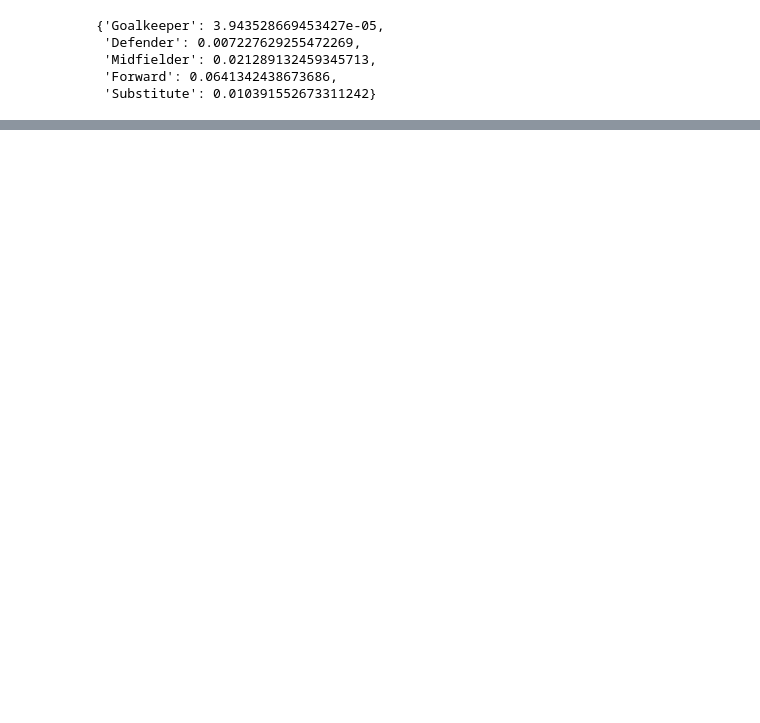
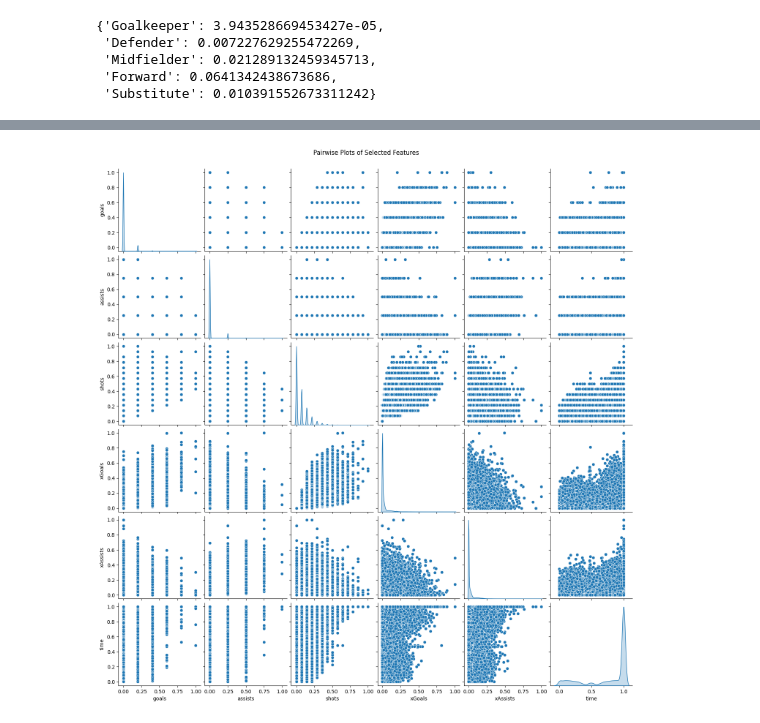
Before and after one commit to hariis-00/group_work, a Jupyter notebook: Data.ipynb, the cells around one changed output, grey strips where cells are left out. Saved outputs shown, nothing was run; the diff lists cells and outputs as text; code cells hidden in the pictures; blank space fills up the shorter version.

```diff
--- a/Data.ipynb
+++ b/Data.ipynb
@@ -130,0 +229,10 @@ average_goals_per_position
+# %%
+# Auswahl der Merkmale für den Pairplot
+selected_columns = ['goals', 'assists', 'shots', 'xGoals', 'xAssists', 'time']
+
+# Erstellung des Pairplots
+sns.pairplot(data[selected_columns], diag_kind='kde')
+plt.suptitle('Pairwise Plots of Selected Features', y=1.02)
+plt.show()
+# %% [output]
+[figure, added]
```
Also changed, not shown: parts of 7 cells of this notebook, 1 other file.
